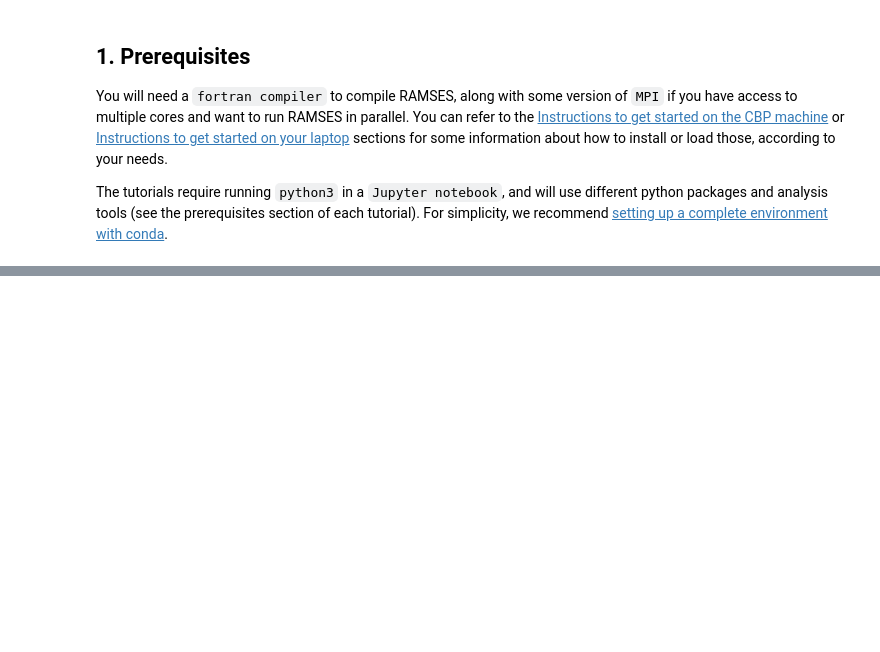
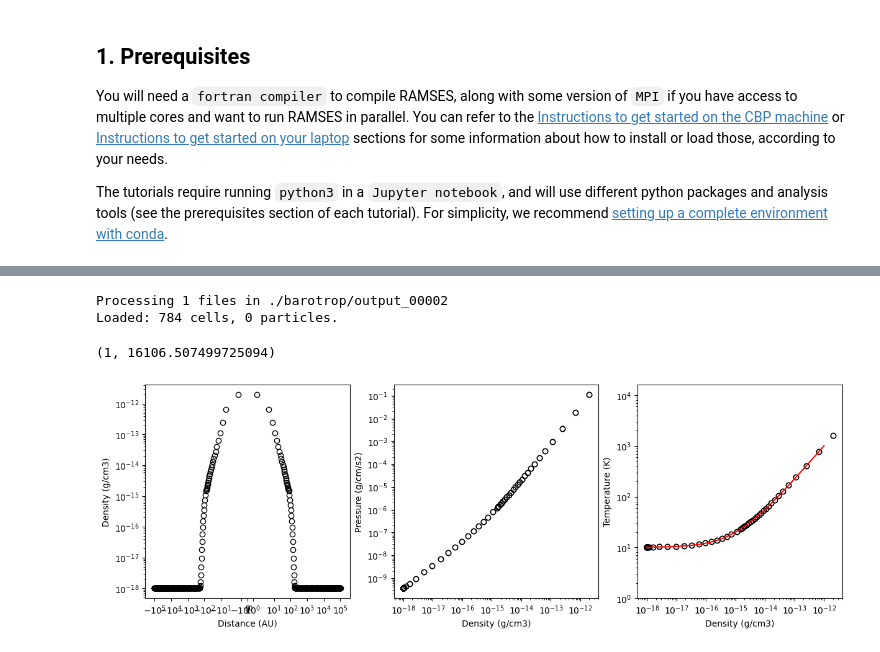
Before and after one commit to blaizot/ramses-tutorials, a Jupyter notebook: Fundamentals/tutorial.ipynb, the cells around one changed output, grey strips where cells are left out. Cells and saved outputs as stored; diff of their text form; code cells hidden in the pictures; blank space fills up the shorter version.

Commit message:
Starting to add basic tests to the fundamentals notebook. First test added: barytropic collapse in 1d. Needs to be cleaned up and then add the next test.

```diff
--- a/Fundamentals/tutorial.ipynb
+++ b/Fundamentals/tutorial.ipynb
@@ -97,0 +114,68 @@ The variables you can set or adjust in each namelist block are described in more
+# %%
+import osyris
+import numpy as np
+import matplotlib.pyplot as plt
+
+# Fundamental constants
+MH = 1.6737236e-24 #g                      # hydrogen mass
+KB = 1.38064852e-16 #cm^2 g s^-2 K^-1      # Boltzman constant
+PC = 3.0857e18 #cm                         # 1 parsec
+AU = 1.49597871e13 #cm                     # 1 astronomical unit
+
+# Load RAMSES output
+data = osyris.Dataset(2, path="./barotrop/")
+data.load()
+
+center = osyris.Array(values=[3.0857e18/2.], unit='cm')
+#osyris.plot(data["amr"]["position_x"].to("au"), data["hydro"]["density"],logy=True) #,xmin=1.535e18,xmax=1.547e18)
+#osyris.plot(data["amr"]["position_x"]-center, data["hydro"]["density"],logx=True,logy=True) #,xmin=1.535e18,xmax=1.547e18)
+#osyris.plot(data["amr"]["position_x"], data["amr"]["level"])
+#osyris.plot(data["hydro"]["density"], data["hydro"]["pressure"],logx=True,logy=True)
+#osyris.plot(data["hydro"]["density"], data["hydro"]["pressure"],logx=True,logy=True)
+
+fig, ax = plt.subplots(nrows=1, ncols=3, figsize=(12, 4), constrained_layout=True)
+
+# Load RAMSES output
+#data = osyris.Dataset(2, path="./barotrop/")
+#data.load()
+x      = (data["amr"]["position_x"]-center).to("au").values
+#x      = x.to("au").values
+
+rho    = data["hydro"]["density"].values
+p      = data["hydro"]["pressure"].values
+
+ax[0].plot(x,rho,'o',color='black',markerfacecolor='none')
+ax[0].set_xlabel('Distance (AU)')
+ax[0].set_ylabel('Density (g/cm3)')
+ax[0].set_xscale('symlog', linthresh=1.*PC/AU/2**16)
+ax[0].set_yscale('log')
+
+ax[1].plot(rho,p,'o',color='black',markerfacecolor='none')
+ax[1].set_xlabel('Density (g/cm3)')
+ax[1].set_ylabel('Pressure (g/cm/s2)')
+ax[1].set_xscale('log')
+ax[1].set_yscale('log')
+
+cs = np.sqrt(p/rho)
+cs2 = p/rho
+T = cs2 * 2.37 * MH /KB
+
+#analytical solution
+rho_ana = np.logspace(-18,-12,50)
+b3 = 10 * (1 + (rho_ana/1e-15)**(1.666667-1))
+
+ax[2].plot(rho,T,'o',color='black',markerfacecolor='none')
+ax[2].plot(rho_ana, b3, color='red')
+
+ax[2].set_xlabel('Density (g/cm3)')
+ax[2].set_ylabel('Temperature (K)')
+ax[2].set_xscale('log')
+ax[2].set_yscale('log')
+ax[2].set_ylim(1,max(T)*10)
+
+#fig.savefig('barotrop.pdf',bbox_inches='tight')
+# %% [output]
+Processing 1 files in ./barotrop/output_00002
+Loaded: 784 cells, 0 particles.
+(1, 16106.507499725094)
+[figure, added]
```
Also changed, not shown: parts of 3 cells of this notebook.
